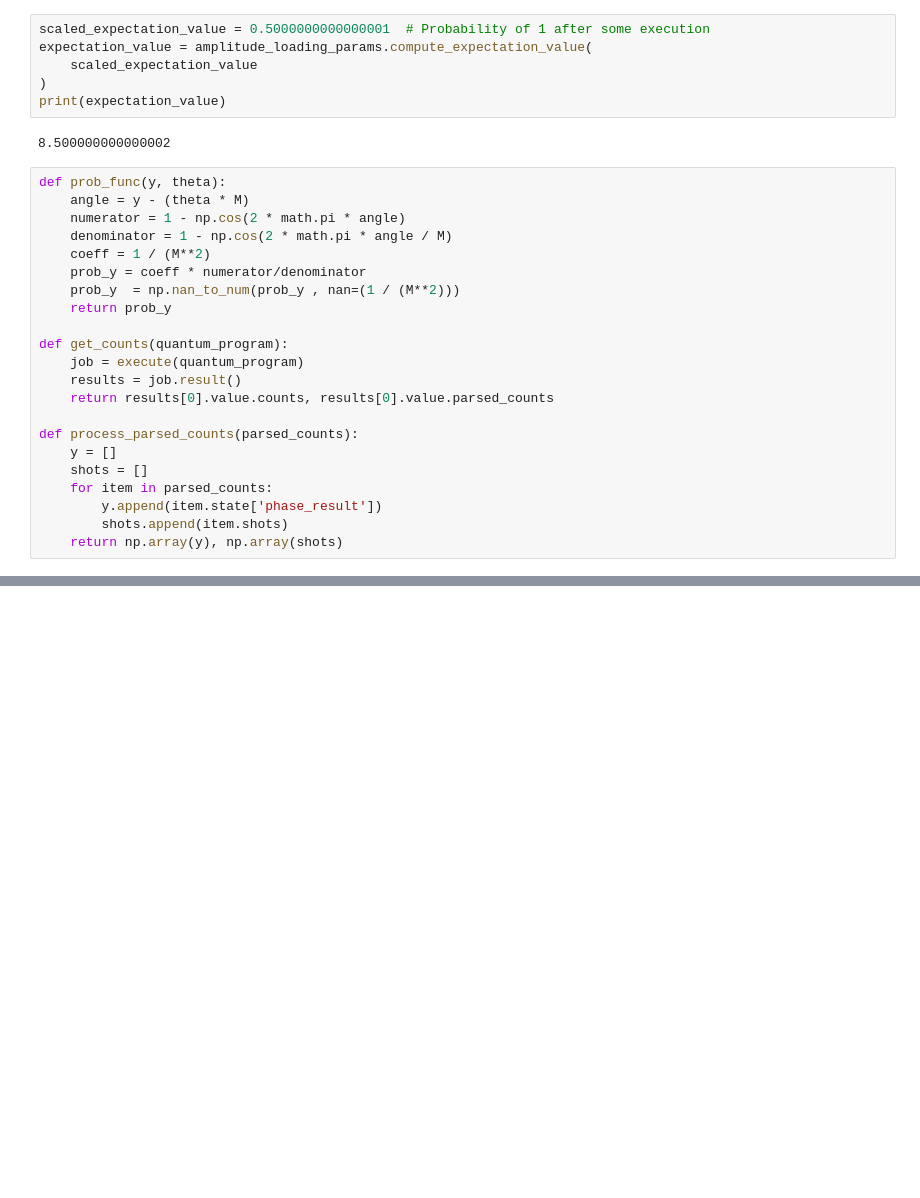
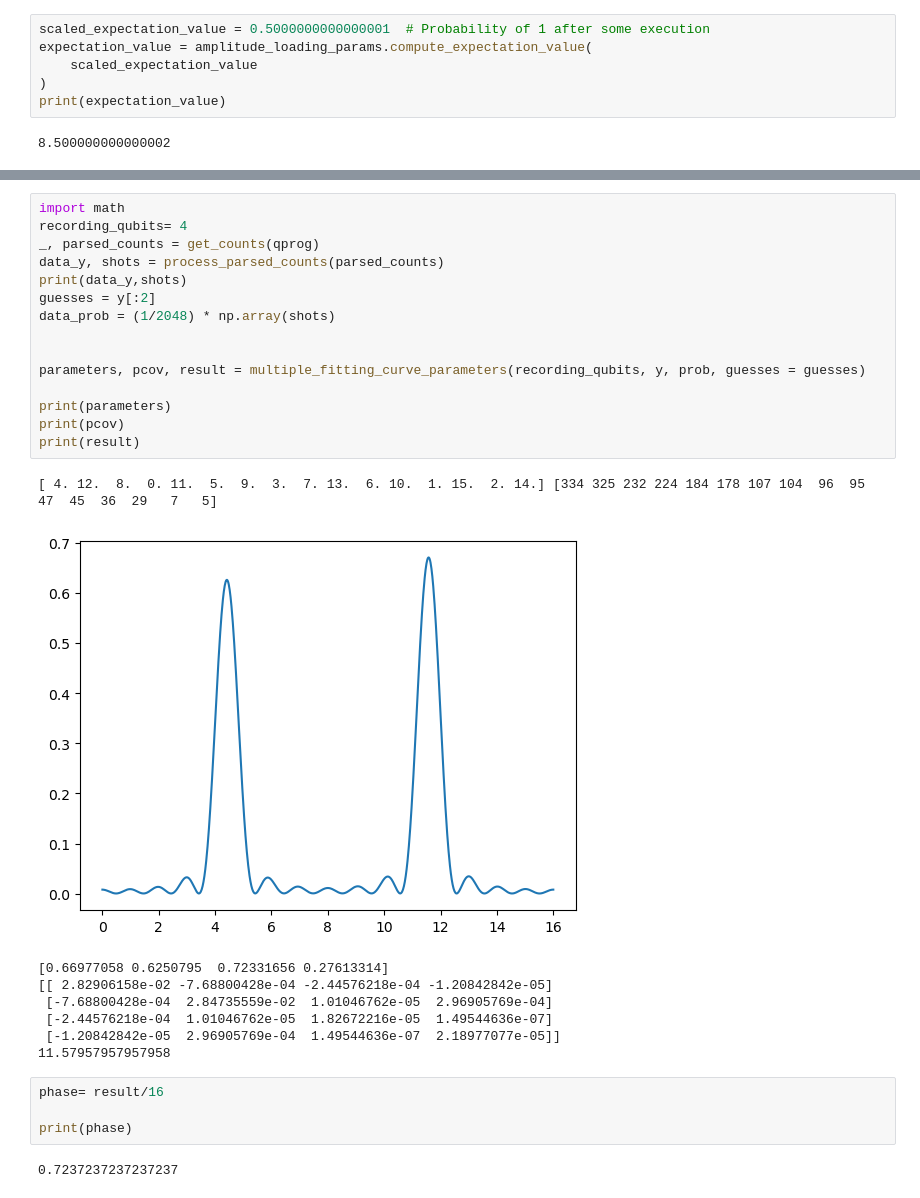
Before and after one commit to virajd98/-QPE-for-Option-Pricing, a Jupyter notebook: DRAFTOPTIONPRICING.ipynb, the cells around one changed output, grey strips where cells are left out. Saved outputs shown, nothing was run; the diff lists cells and outputs as text; blank space fills up the shorter version.

```diff
--- a/DRAFTOPTIONPRICING.ipynb
+++ b/DRAFTOPTIONPRICING.ipynb
@@ -449,25 +449,3 @@ expectation_value = amplitude_loading_params.compute_expectation_value(
 print(expectation_value)
 # %% [output]
 8.500000000000002
-# %%
-def prob_func(y, theta):
-    angle = y - (theta * M)
-    numerator = 1 - np.cos(2 * math.pi * angle)
-    denominator = 1 - np.cos(2 * math.pi * angle / M)
-    coeff = 1 / (M**2)
-    prob_y = coeff * numerator/denominator
-    prob_y  = np.nan_to_num(prob_y , nan=(1 / (M**2)))
-    return prob_y
-
-def get_counts(quantum_program):
-    job = execute(quantum_program)
-    results = job.result()
-    return results[0].value.counts, results[0].value.parsed_counts
-
-def process_parsed_counts(parsed_counts):
-    y = []
-    shots = []
-    for item in parsed_counts:
-        y.append(item.state['phase_result'])
-        shots.append(item.shots)
-    return np.array(y), np.array(shots)
@@ -532,0 +521,30 @@ print(pcov)
+# %%
+import math
+recording_qubits= 4
+_, parsed_counts = get_counts(qprog)
+data_y, shots = process_parsed_counts(parsed_counts)
+print(data_y,shots)
+guesses = y[:2]
+data_prob = (1/2048) * np.array(shots)
+
+
+parameters, pcov, result = multiple_fitting_curve_parameters(recording_qubits, y, prob, guesses = guesses)
+
+print(parameters)
+print(pcov)
+print(result)
+# %% [output]
+[ 4. 12.  8.  0. 11.  5.  9.  3.  7. 13.  6. 10.  1. 15.  2. 14.] [334 325 232 224 184 178 107 104  96  95  47  45  36  29   7   5]
+[figure, added]
+[0.66977058 0.6250795  0.72331656 0.27613314]
+[[ 2.82906158e-02 -7.68800428e-04 -2.44576218e-04 -1.20842842e-05]
+ [-7.68800428e-04  2.84735559e-02  1.01046762e-05  2.96905769e-04]
+ [-2.44576218e-04  1.01046762e-05  1.82672216e-05  1.49544636e-07]
+ [-1.20842842e-05  2.96905769e-04  1.49544636e-07  2.18977077e-05]]
+11.57957957957958
+# %%
+phase= result/16
+
+print(phase)
+# %% [output]
+0.7237237237237237
```
Also changed, not shown: parts of 6 cells of this notebook.
